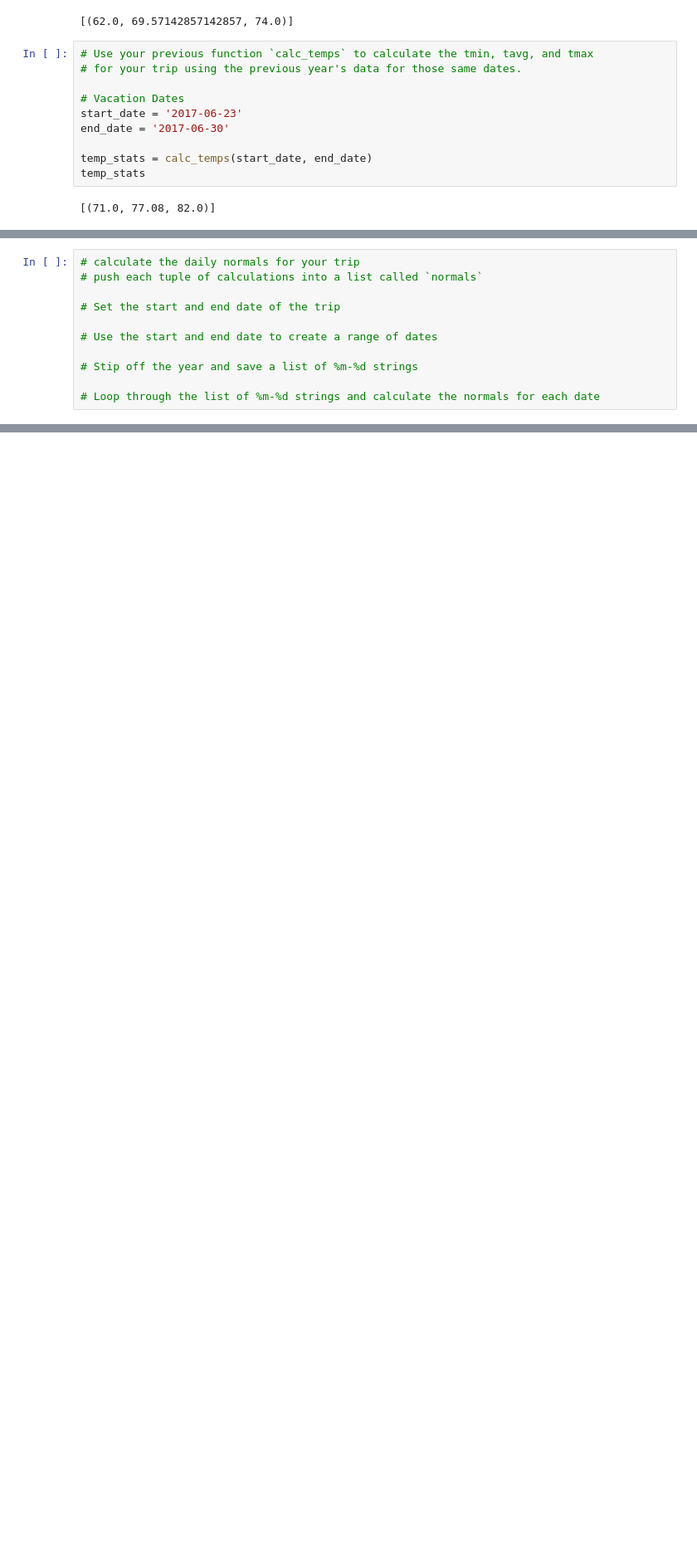
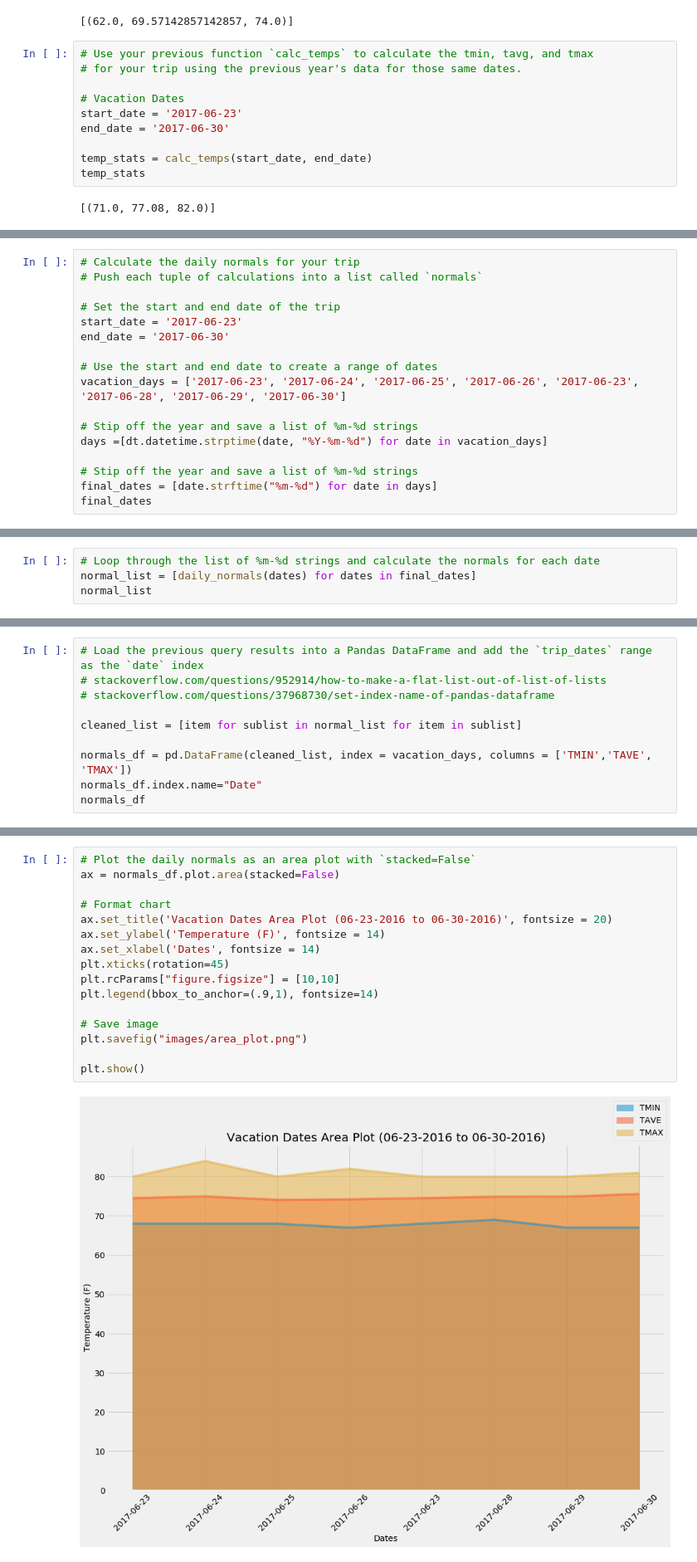
Before and after one commit to Nicole1701/climate-analysis-sqlalchemy, a Jupyter notebook: climate.ipynb, the cells around one changed output, grey strips where cells are left out. Shown: that part at 83% size. Drawn from its saved outputs; the diff is of its cells as text; blank space fills up the shorter version.

```diff
--- a/climate.ipynb
+++ b/climate.ipynb
@@ -272,11 +332,17 @@ daily_normals("01-01")
 # %%
-# calculate the daily normals for your trip
-# push each tuple of calculations into a list called `normals`
+# Calculate the daily normals for your trip
+# Push each tuple of calculations into a list called `normals`
 
 # Set the start and end date of the trip
+start_date = '2017-06-23'
+end_date = '2017-06-30'
 
 # Use the start and end date to create a range of dates
+vacation_days = ['2017-06-23', '2017-06-24', '2017-06-25', '2017-06-26', '2017-06-23', '2017-06-28', '2017-06-29', '2017-06-30']
 
 # Stip off the year and save a list of %m-%d strings
+days =[dt.datetime.strptime(date, "%Y-%m-%d") for date in vacation_days]
 
-# Loop through the list of %m-%d strings and calculate the normals for each date
+# Stip off the year and save a list of %m-%d strings
+final_dates = [date.strftime("%m-%d") for date in days]
+final_dates
@@ -286,0 +351,4 @@ daily_normals("01-01")
+# %%
+# Loop through the list of %m-%d strings and calculate the normals for each date
+normal_list = [daily_normals(dates) for dates in final_dates]
+normal_list
@@ -286,0 +364,10 @@ daily_normals("01-01")
+# %%
+# Load the previous query results into a Pandas DataFrame and add the `trip_dates` range as the `date` index
+# stackoverflow.com/questions/952914/how-to-make-a-flat-list-out-of-list-of-lists
+# stackoverflow.com/questions/37968730/set-index-name-of-pandas-dataframe
+
+cleaned_list = [item for sublist in normal_list for item in sublist]
+
+normals_df = pd.DataFrame(cleaned_list, index = vacation_days, columns = ['TMIN','TAVE', 'TMAX'])
+normals_df.index.name="Date"
+normals_df
@@ -286,0 +385,18 @@ daily_normals("01-01")
+# %%
+# Plot the daily normals as an area plot with `stacked=False`
+ax = normals_df.plot.area(stacked=False)
+
+# Format chart
+ax.set_title('Vacation Dates Area Plot (06-23-2016 to 06-30-2016)', fontsize = 20)
+ax.set_ylabel('Temperature (F)', fontsize = 14)
+ax.set_xlabel('Dates', fontsize = 14)
+plt.xticks(rotation=45)
+plt.rcParams["figure.figsize"] = [10,10]
+plt.legend(bbox_to_anchor=(.9,1), fontsize=14)
+
+# Save image
+plt.savefig("images/area_plot.png")
+
+plt.show()
+# %% [output]
+[figure, added]
```
Also changed, not shown: parts of 16 cells of this notebook, 1 other file.
